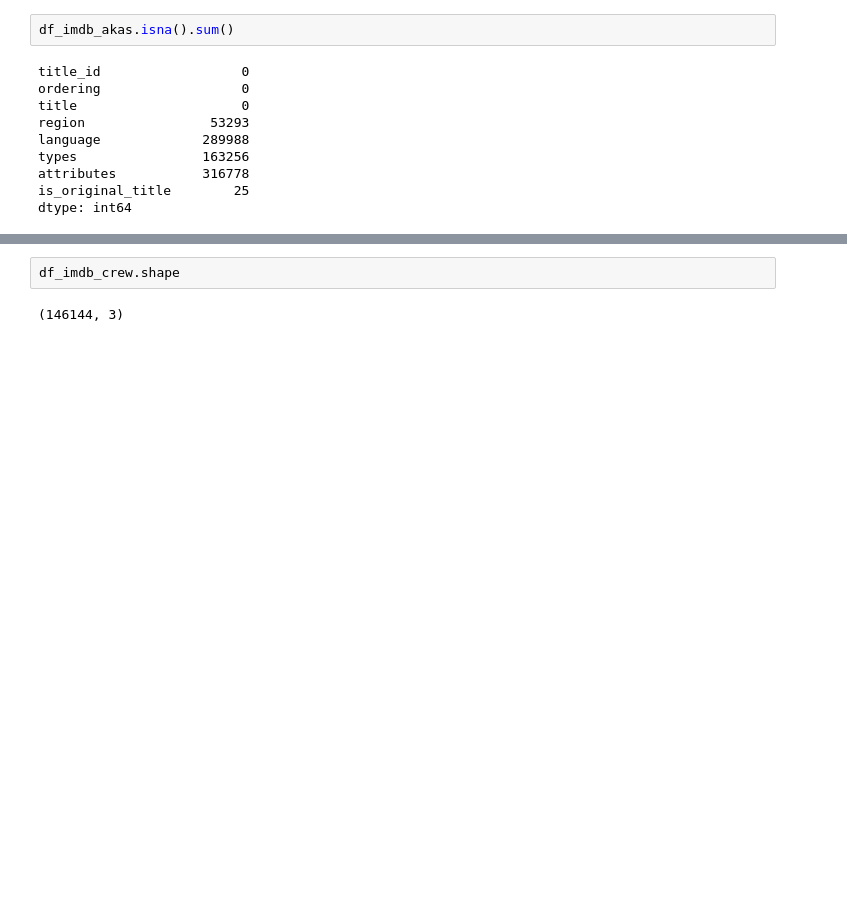
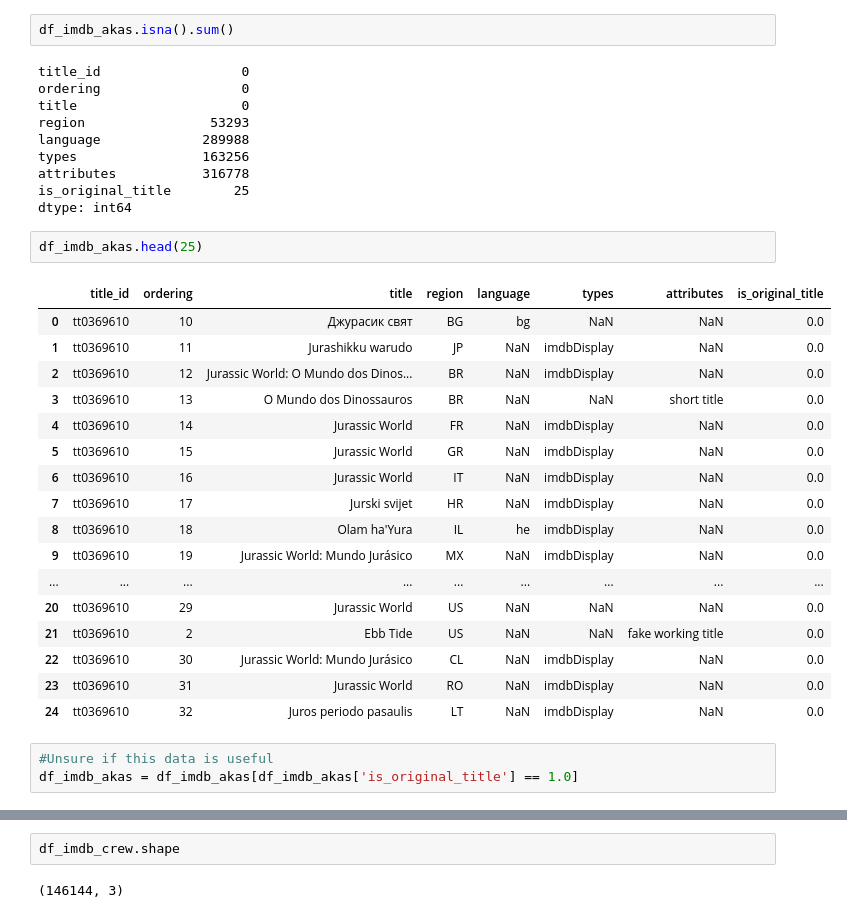
Before and after one commit to SunTzuLombardi/MovieStudioCapstone, a Jupyter notebook: student.ipynb, the cells around one changed output, grey strips where cells are left out. Drawn from its saved outputs; the diff is of its cells as text; blank space fills up the shorter version.

```diff
--- a/student.ipynb
+++ b/student.ipynb
@@ -155,3 +308,26 @@ types                163256
 attributes           316778
 is_original_title        25
 dtype: int64
+# %%
+df_imdb_akas.head(25)
+# %% [output]
+|  | title_id | ordering | title | region | language | types | attributes | is_original_title |
+| 0 | tt0369610 | 10 | Джурасик свят | BG | bg | NaN | NaN | 0.0 |
+| 1 | tt0369610 | 11 | Jurashikku warudo | JP | NaN | imdbDisplay | NaN | 0.0 |
+| 2 | tt0369610 | 12 | Jurassic World: O Mundo dos Dinos... | BR | NaN | imdbDisplay | NaN | 0.0 |
+| 3 | tt0369610 | 13 | O Mundo dos Dinossauros | BR | NaN | NaN | short title | 0.0 |
+| 4 | tt0369610 | 14 | Jurassic World | FR | NaN | imdbDisplay | NaN | 0.0 |
+| 5 | tt0369610 | 15 | Jurassic World | GR | NaN | imdbDisplay | NaN | 0.0 |
+| 6 | tt0369610 | 16 | Jurassic World | IT | NaN | imdbDisplay | NaN | 0.0 |
+| 7 | tt0369610 | 17 | Jurski svijet | HR | NaN | imdbDisplay | NaN | 0.0 |
+| 8 | tt0369610 | 18 | Olam ha'Yura | IL | he | imdbDisplay | NaN | 0.0 |
+| 9 | tt0369610 | 19 | Jurassic World: Mundo Jurásico | MX | NaN | imdbDisplay | NaN | 0.0 |
+| ... | ... | ... | ... | ... | ... | ... | ... | ... |
+| 20 | tt0369610 | 29 | Jurassic World | US | NaN | NaN | NaN | 0.0 |
+| 21 | tt0369610 | 2 | Ebb Tide | US | NaN | NaN | fake working title | 0.0 |
+| 22 | tt0369610 | 30 | Jurassic World: Mundo Jurásico | CL | NaN | imdbDisplay | NaN | 0.0 |
+| 23 | tt0369610 | 31 | Jurassic World | RO | NaN | imdbDisplay | NaN | 0.0 |
+| 24 | tt0369610 | 32 | Juros periodo pasaulis | LT | NaN | imdbDisplay | NaN | 0.0 |
+# %%
+#Unsure if this data is useful
+df_imdb_akas = df_imdb_akas[df_imdb_akas['is_original_title'] == 1.0]
```
Also changed, not shown: parts of 96 cells of this notebook, 4 other files.
